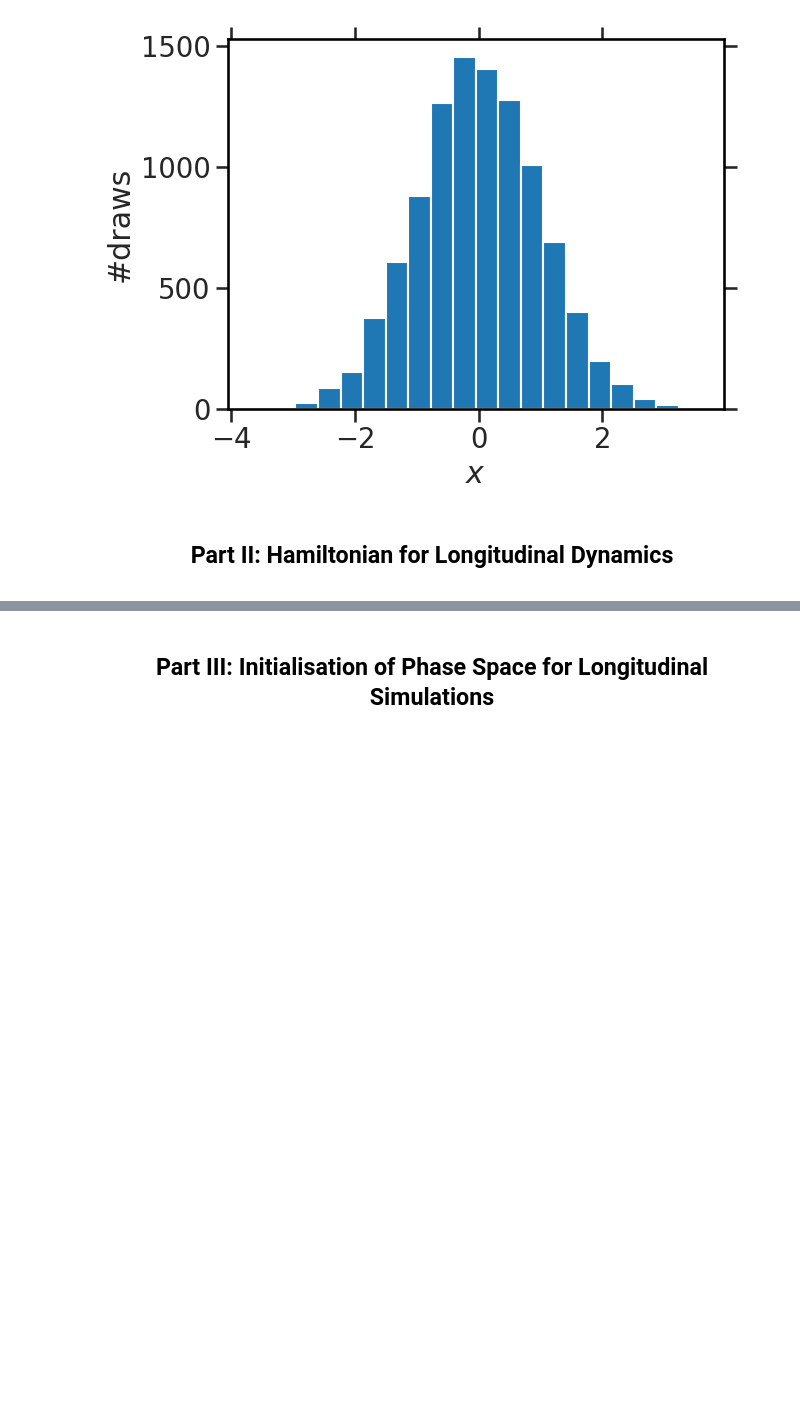
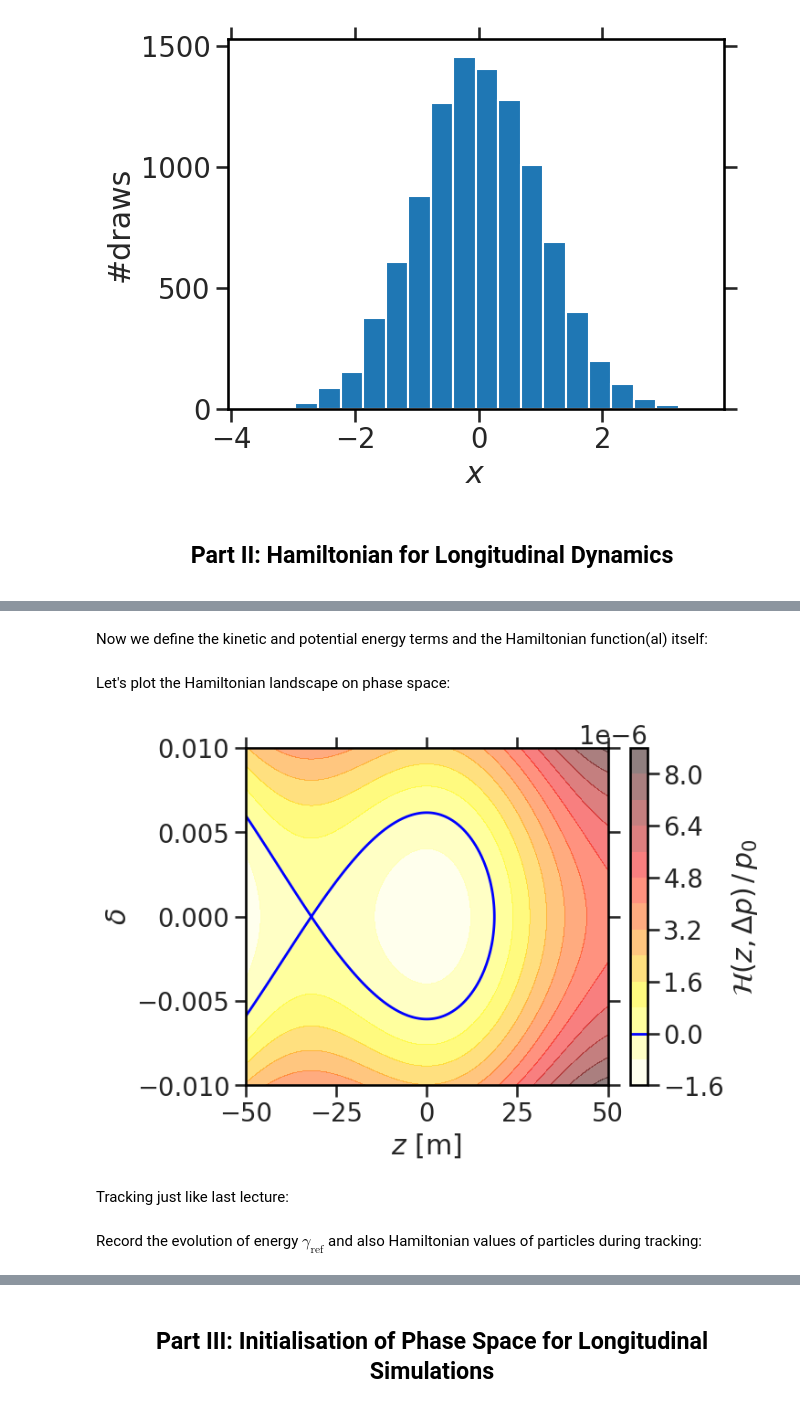
Before and after one commit to aoeftiger/TUDa-NMAP-05, a Jupyter notebook: lecture.ipynb, the cells around one changed output, grey strips where cells are left out. Saved outputs shown, nothing was run; the diff lists cells and outputs as text; code cells hidden in the pictures; blank space fills up the shorter version.

```diff
--- a/lecture.ipynb
+++ b/lecture.ipynb
@@ -197,0 +356,51 @@ check back later for `v1.0`!
+# %%
+m = Machine()
+# %% [markdown]
+Now we define the kinetic and potential energy terms and the Hamiltonian function(al) itself:
+# %%
+def T(deltap, machine):
+    '''Kinetic energy term in Hamiltonian.'''
+    return -0.5 * machine.eta(deltap) / machine.p0() * deltap**2
+
+def U(z, machine, beta_=None):
+    '''Potential energy term in Hamiltonian.
+    If beta is not given, compute it from synchronous particle.
+    '''
+    m = machine
+    if beta_ is None:
+        beta_ = beta(gamma(m.p0()))
+    ampl = charge * m.voltage / (beta_ * c * 2 * np.pi * m.harmonic)
+    phi = m.phi_s - 2 * np.pi * m.harmonic / m.circumference * z
+    # convenience: define z at unstable fixed point
+    z_ufp = -m.circumference * (np.pi - 2 * m.phi_s) / (2 * np.pi * m.harmonic)
+    # convenience: offset by potential value at unstable fixed point
+    # such that unstable fixed point (and separatrix) have 0 potential energy
+    return ampl * (-np.cos(phi) +
+                   2 * np.pi * m.harmonic / m.circumference * (z - z_ufp) * np.sin(m.phi_s) +
+                   -np.cos(m.phi_s))
+# %%
+def hamiltonian(z, deltap, machine):
+    return T(deltap, machine) + U(z, machine, beta_=beta(gamma(machine.p0() + deltap)))
+# %%
+def plot_hamiltonian(machine, zleft=-50, zright=50, dpmax=0.01, cbar=True):
+    '''Plot Hamiltonian contours across (zleft, zright) and (-dpmax, dpmax).'''
+    Z, DP = np.meshgrid(np.linspace(zleft, zright, num=1000),
+                        np.linspace(-dpmax, dpmax, num=1000))
+    H = hamiltonian(Z, DP * machine.p0(), machine) / machine.p0()
+
+    plt.contourf(Z, DP, H, cmap=plt.get_cmap('hot_r'), levels=12,
+                 zorder=0, alpha=0.5)
+    plt.xlabel('$z$ [m]')
+    plt.ylabel(r'$\delta$')
+    if cbar:
+        colorbar = plt.colorbar(label=r'$\mathcal{H}(z,\Delta p)\,/\,p_0$')
+        colorbar.ax.axhline(0, lw=2, c='b')
+    plt.contour(Z, DP, H, colors='b', linewidths=2, levels=[0])
+# %% [markdown]
+Let's plot the Hamiltonian landscape on phase space:
+# %%
+plot_hamiltonian(m)
+# %% [output]
+[figure, added]
+# %% [markdown]
+Tracking just like last lecture:
@@ -197,0 +420,2 @@ check back later for `v1.0`!
+# %% [markdown]
+Record the evolution of energy $\gamma_\mathrm{ref}$ and also Hamiltonian values of particles during tracking:
```
Also changed, not shown: parts of 94 cells of this notebook, 3 other files.
